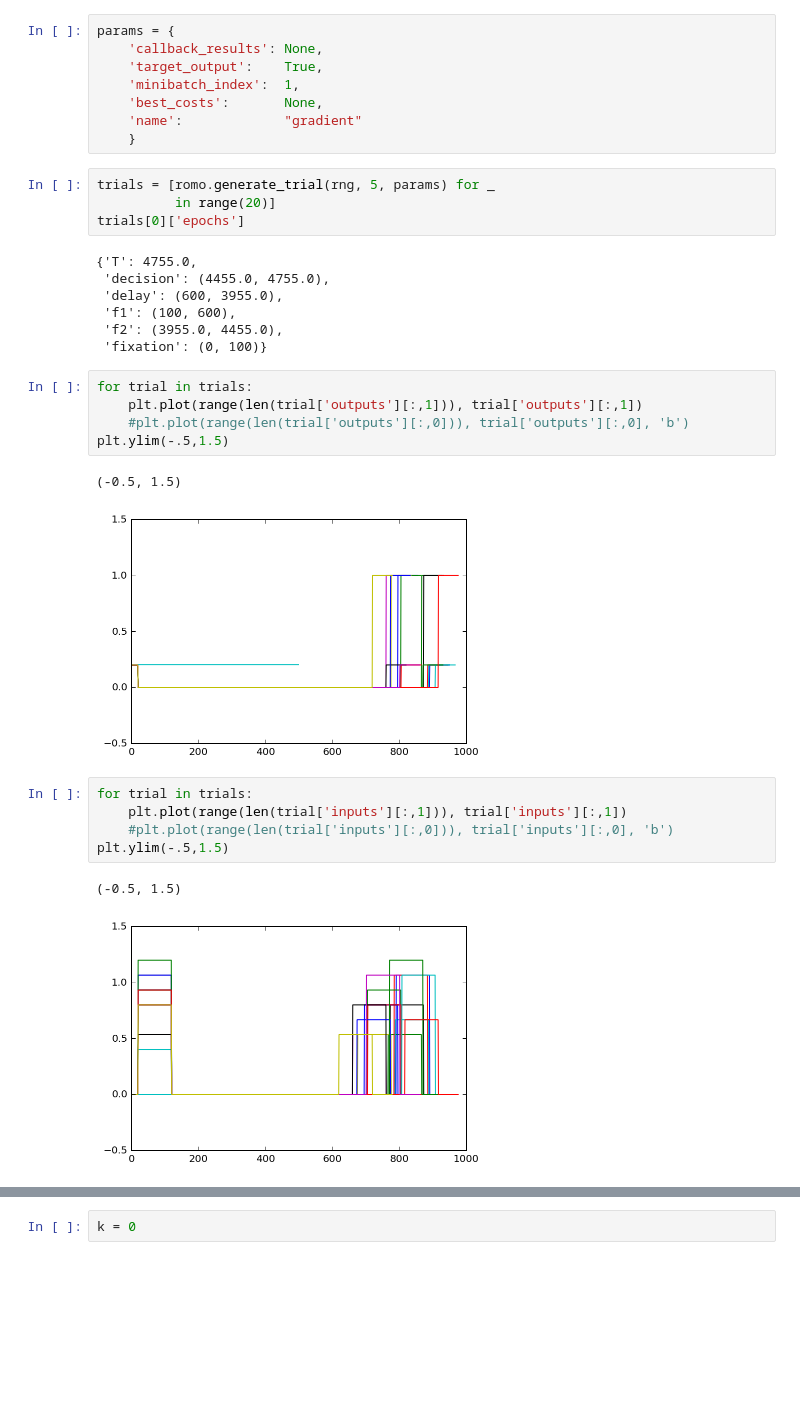
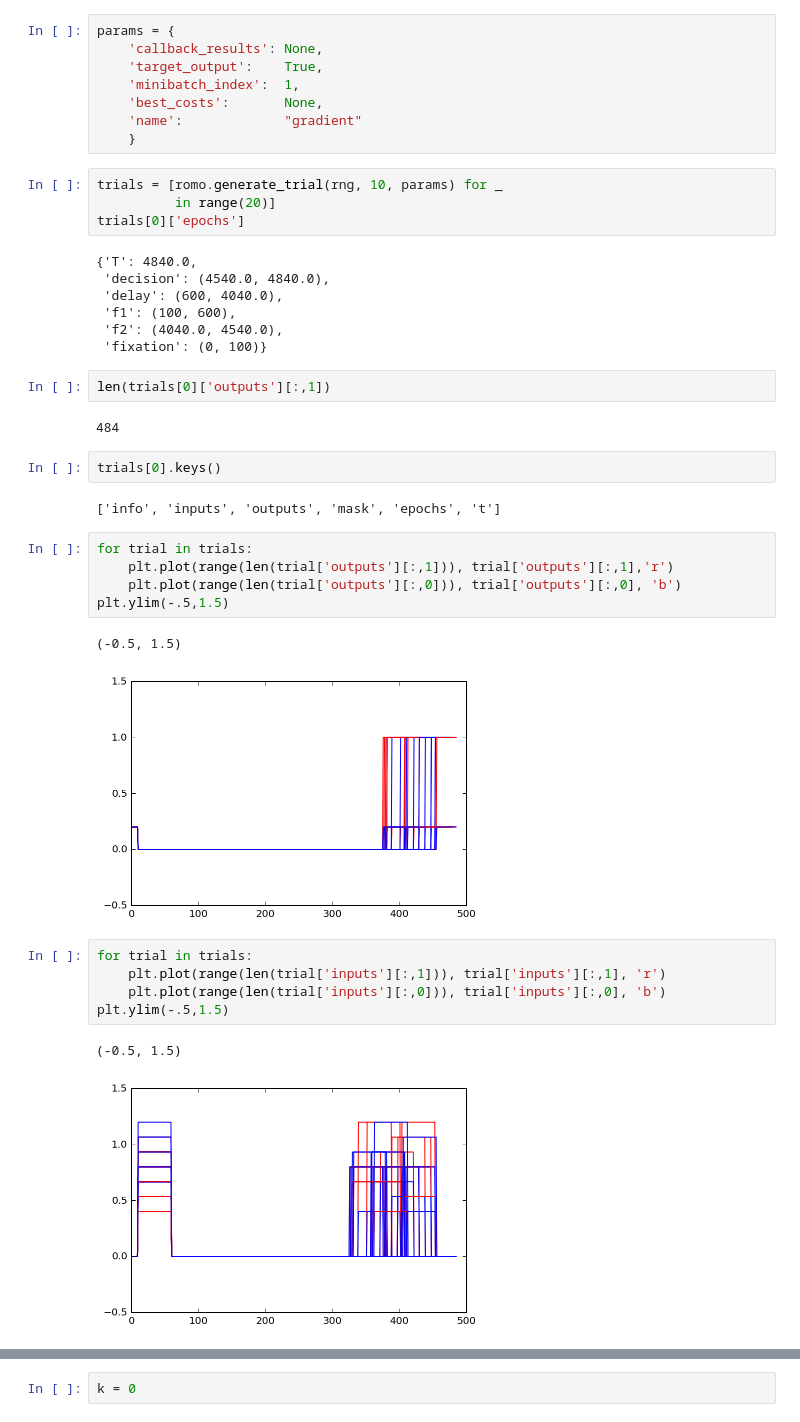
Before and after one commit to avicennax/jedi, a Jupyter notebook: notebooks/romo_task.ipynb, the cells around one changed output, grey strips where cells are left out. Saved outputs shown, nothing was run; the diff lists cells and outputs as text; blank space fills up the shorter version.

```diff
--- a/notebooks/romo_task.ipynb
+++ b/notebooks/romo_task.ipynb
@@ -28,29 +30,37 @@ params = {
     'name':             "gradient"
     }
 # %%
-trials = [romo.generate_trial(rng, 5, params) for _
+trials = [romo.generate_trial(rng, 10, params) for _
           in range(20)]
 trials[0]['epochs']
 # %% [output]
-{'T': 4755.0,
- 'decision': (4455.0, 4755.0),
- 'delay': (600, 3955.0),
+{'T': 4840.0,
+ 'decision': (4540.0, 4840.0),
+ 'delay': (600, 4040.0),
  'f1': (100, 600),
- 'f2': (3955.0, 4455.0),
+ 'f2': (4040.0, 4540.0),
  'fixation': (0, 100)}
+# %%
+len(trials[0]['outputs'][:,1])
+# %% [output]
+484
+# %%
+trials[0].keys()
+# %% [output]
+['info', 'inputs', 'outputs', 'mask', 'epochs', 't']
 # %%
 for trial in trials:
-    plt.plot(range(len(trial['outputs'][:,1])), trial['outputs'][:,1])
-    #plt.plot(range(len(trial['outputs'][:,0])), trial['outputs'][:,0], 'b')
+    plt.plot(range(len(trial['outputs'][:,1])), trial['outputs'][:,1],'r')
+    plt.plot(range(len(trial['outputs'][:,0])), trial['outputs'][:,0], 'b')
 plt.ylim(-.5,1.5)
 # %% [output]
 (-0.5, 1.5)
-[figure, old version]
+[figure, new version]
 # %%
 for trial in trials:
-    plt.plot(range(len(trial['inputs'][:,1])), trial['inputs'][:,1])
-    #plt.plot(range(len(trial['inputs'][:,0])), trial['inputs'][:,0], 'b')
+    plt.plot(range(len(trial['inputs'][:,1])), trial['inputs'][:,1], 'r')
+    plt.plot(range(len(trial['inputs'][:,0])), trial['inputs'][:,0], 'b')
 plt.ylim(-.5,1.5)
 # %% [output]
 (-0.5, 1.5)
-[figure, old version]
+[figure, new version]
```
Also changed, not shown: parts of 12 cells of this notebook, 14 other files.
